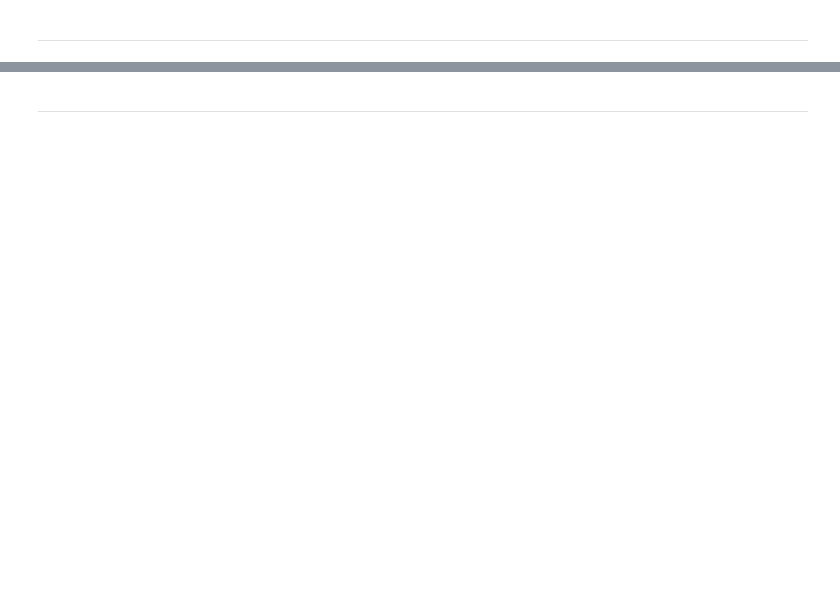
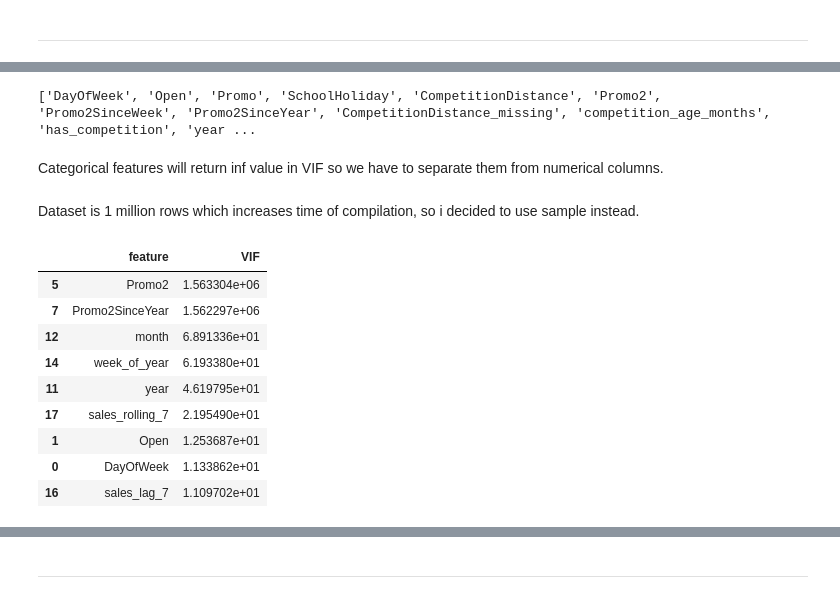
Before and after one commit to nick-st-coder/rossmann, a Jupyter notebook: notebooks/Cleaning.ipynb, the cells around one changed output, grey strips where cells are left out. Drawn from its saved outputs; the diff is of its cells as text; code cells hidden in the pictures; blank space fills up the shorter version.

```diff
--- a/notebooks/Cleaning.ipynb
+++ b/notebooks/Cleaning.ipynb
@@ -307,0 +297,60 @@ I dropped Customers and Open features because:
+# %%
+from statsmodels.stats.outliers_influence import variance_inflation_factor
+
+categorical_cols = [
+    "StateHoliday_0",
+    "StateHoliday_a",
+    "StateHoliday_b",
+    "StateHoliday_c",
+    "StoreType_a",
+    "StoreType_b",
+    "StoreType_c",
+    "StoreType_d",
+    "Assortment_a",
+    "Assortment_b",
+    "Assortment_c",
+    "PromoInterval_Feb_May_Aug_Nov",
+    "PromoInterval_Jan_Apr_Jul_Oct",
+    "PromoInterval_Mar_Jun_Sept_Dec",
+    "PromoInterval_None",
+]
+
+numeric_cols = [
+    col for col in df.select_dtypes("number").columns
+    if col not in categorical_cols + ["Sales", "Store"]
+]
+print(numeric_cols)
+# %% [output]
+['DayOfWeek', 'Open', 'Promo', 'SchoolHoliday', 'CompetitionDistance', 'Promo2', 'Promo2SinceWeek', 'Promo2SinceYear', 'CompetitionDistance_missing', 'competition_age_months', 'has_competition', 'year ...
+# %% [markdown]
+Categorical features will return inf value in VIF so we have to separate them from numerical columns.
+# %%
+X = df[numeric_cols].dropna()
+
+X_sample = X.sample(
+    n=min(500_000, len(X)),
+    random_state=42
+)
+# %% [markdown]
+Dataset is 1 million rows which increases time of compilation, so i decided to use sample instead.
+# %%
+vif = pd.DataFrame({
+    "feature": X_sample.columns,
+    "VIF": [
+        variance_inflation_factor(X_sample.to_numpy(), i)
+        for i in range(X_sample.shape[1])
+    ]
+}).sort_values("VIF", ascending=False)
+# %%
+vif[vif["VIF"] > 8.0]
+# %% [output]
+|  | feature | VIF |
+| 5 | Promo2 | 1.563304e+06 |
+| 7 | Promo2SinceYear | 1.562297e+06 |
+| 12 | month | 6.891336e+01 |
+| 14 | week_of_year | 6.193380e+01 |
+| 11 | year | 4.619795e+01 |
+| 17 | sales_rolling_7 | 2.195490e+01 |
+| 1 | Open | 1.253687e+01 |
+| 0 | DayOfWeek | 1.133862e+01 |
+| 16 | sales_lag_7 | 1.109702e+01 |
```
Also changed, not shown: parts of 25 cells of this notebook.
